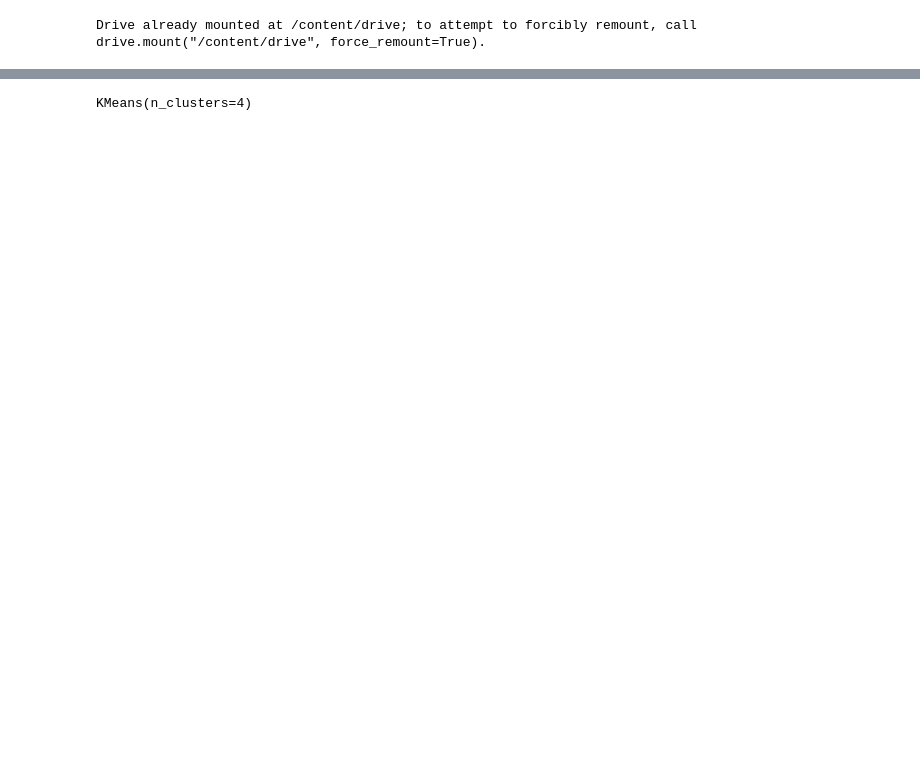
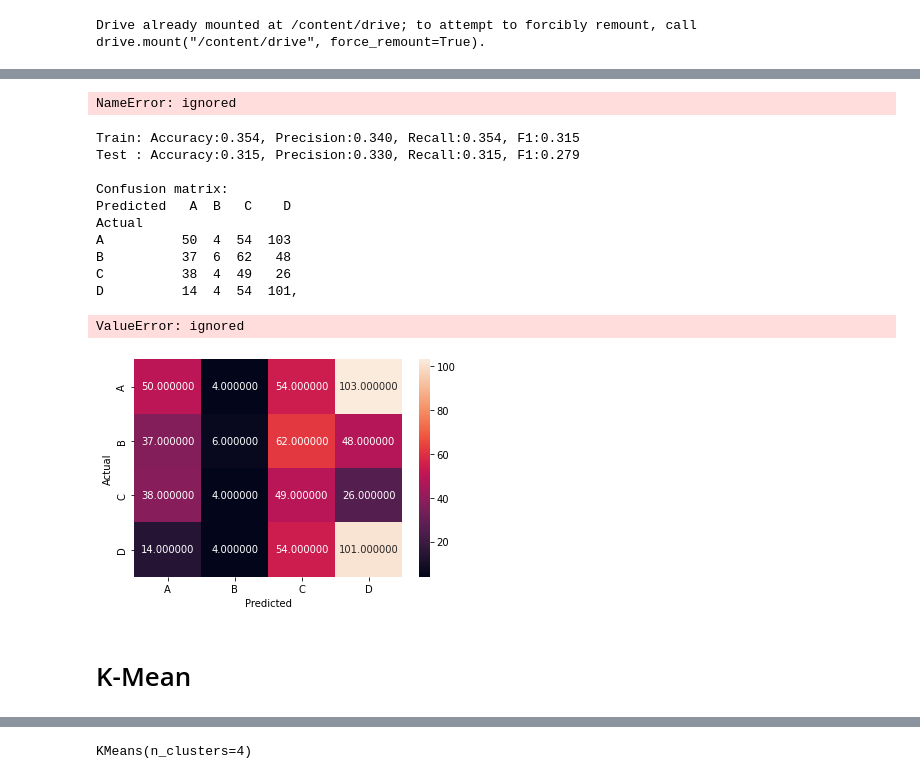
Before and after one commit to Supansapkb/bsc_dpdm22, a Jupyter notebook: project.ipynb, the cells around one changed output, grey strips where cells are left out. Saved outputs shown, nothing was run; the diff lists cells and outputs as text; code cells hidden in the pictures; blank space fills up the shorter version.

```diff
--- a/project.ipynb
+++ b/project.ipynb
@@ -216,3 +238,70 @@ Actual
+# %%
+#Defining Xs and y
+
+X = auto_ds[["Age", "Family_Size", "Profession_Healthcare", "Profession_Entertainment", "Profession_Artist", "Ever_Married_Yes",
+             "Graduated_No", "Spending_Score_Level"]]
+y = auto_ds["Segmentation_Level"]
+y_dl = Segmentation_encoding_dl #for the DL model
+
+#Scaling all features
+
+from sklearn.preprocessing import MinMaxScaler
+sc_X = MinMaxScaler()
+X_scaled = sc_X.fit_transform(X)
+X_scaled = pd.DataFrame(X_scaled)
+
+#Setting train/test split
+
+from sklearn.model_selection import train_test_split
+X_train, X_test, y_train, y_test = train_test_split(X_scaled, y, random_state=0)
+X_train_dl, X_test_dl, y_train_dl, y_test_dl = train_test_split(X_scaled, y_dl, random_state=0) #for the DL model
+# %% [output]
+NameError: ignored
+# %%
+#Creating a Naive Bayes model and checking its Metrics
+
+from sklearn import naive_bayes
+
+#Fitting to the model
+model_nb = naive_bayes.MultinomialNB().fit(X_train, y_train)
+
+#Getting the predictions & Metrics
+y_preds_train = model_nb.predict(X_train)
+y_preds_test = model_nb.predict(X_test)
+accuracy_train = accuracy_score(y_train, y_preds_train)
+accuracy_test = accuracy_score(y_test, y_preds_test)
+precision_train = precision_score(y_train, y_preds_train, average="weighted")
+precision_test = precision_score(y_test, y_preds_test, average="weighted")
+recall_train = recall_score(y_train, y_preds_train, average="weighted")
+recall_test = recall_score(y_test, y_preds_test, average="weighted")
+f1_train = f1_score(y_train, y_preds_train, average="weighted")
+f1_test = f1_score(y_test, y_preds_test, average="weighted")
+print("Train: Accuracy:{0:,.3f}, Precision:{1:,.3f}, Recall:{2:,.3f}, F1:{3:,.3f}".format(accuracy_train, precision_train, recall_train, f1_train))
+print("Test : Accuracy:{0:,.3f}, Precision:{1:,.3f}, Recall:{2:,.3f}, F1:{3:,.3f}".format(accuracy_test, precision_test, recall_test, f1_test))
+print("\nConfusion matrix:")
+confusion_matrix = pd.crosstab(y_test, y_preds_test, rownames=["Actual"], colnames=["Predicted"])
+print(f"{confusion_matrix}, \n")
+sns.heatmap(confusion_matrix, annot=True, fmt='0f')
+
+#Visualizing y_pred in the dataset
+y_preds_all = model_nb.predict(X_scaled)
+auto_ds["Segmentation_Level_predicted"] = y_preds_all
+auto_ds.to_excel("model_nb.xlsx")
+# %% [output]
+Train: Accuracy:0.354, Precision:0.340, Recall:0.354, F1:0.315
+Test : Accuracy:0.315, Precision:0.330, Recall:0.315, F1:0.279
+
+Confusion matrix:
+Predicted   A  B   C    D
+Actual
+A          50  4  54  103
+B          37  6  62   48
+C          38  4  49   26
+D          14  4  54  101,
+ValueError: ignored
+[figure, added]
+# %% [markdown]
+# K-Mean
 # %%
 import numpy as np
 import pandas as pd
```
Also changed, not shown: parts of 56 cells of this notebook.
